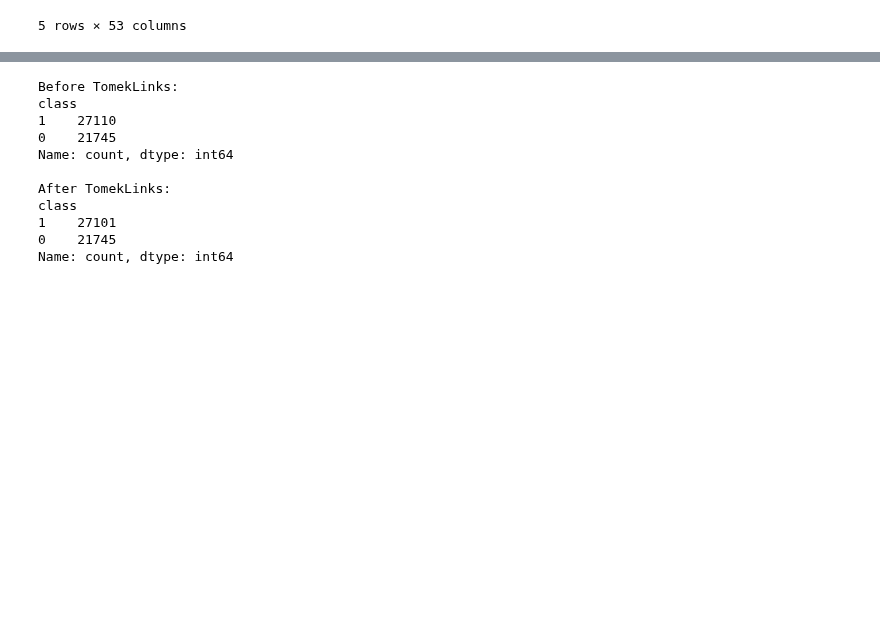
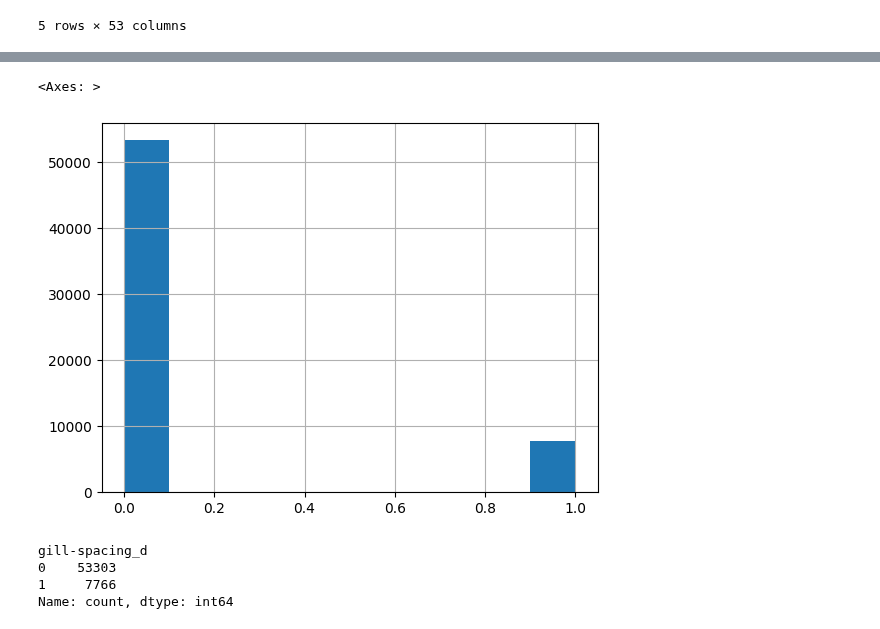
Before and after one commit to RovSveta/Advanced_Data_analytics_2025, a Jupyter notebook: Exercise_project_2/Classification_dataset/tomekLinks_classif.ipynb, the cells around one changed output, grey strips where cells are left out. Cells and saved outputs as stored; diff of their text form; code cells hidden in the pictures; blank space fills up the shorter version.

Commit message:
TomekLinks done

```diff
--- a/Exercise_project_2/Classification_dataset/tomekLinks_classif.ipynb
+++ b/Exercise_project_2/Classification_dataset/tomekLinks_classif.ipynb
@@ -15,3 +85,16 @@ df.head()
 # %%
-X = df.drop(columns=["class"])
-y = df["class"]
+# initialize TomekLinks
+# TomekLinks is used to reduce data overlap throughout the dataset
+# howewer, we can't really configure its parameters
+tomek = TomekLinks()
+
+# X/y -split
+X = df.drop("gill-spacing_d", axis=1)
+y = df['gill-spacing_d']
+
+# create new resampled versions of X and y
+X_resampled, y_resampled = tomek.fit_resample(X, y)
+
+# re-create a new DataFrame
+df_resampled = pd.DataFrame(X_resampled, columns=X.columns)
+df_resampled['gill-spacing_d'] = y_resampled
@@ -18,31 +117,12 @@ y = df["class"]
 # %%
-from sklearn.model_selection import train_test_split
-
-X_train, X_test, y_train, y_test = train_test_split(
-    X, y,
-    test_size=0.2,
-    stratify=y,
-    random_state=42
-)
+df_resampled['gill-spacing_d'].hist()
+# %% [output]
+<Axes: >
+[figure, added]
 # %%
-tl = TomekLinks(sampling_strategy="auto")
-
-X_train_tl, y_train_tl = tl.fit_resample(X_train, y_train)
+df_resampled['gill-spacing_d'].value_counts()
+# %% [output]
+gill-spacing_d
+0    53303
+1     7766
+Name: count, dtype: int64
-# %%
-print("Before TomekLinks:")
-print(y_train.value_counts())
-
-print("\nAfter TomekLinks:")
-print(pd.Series(y_train_tl).value_counts())
-# %% [output]
-Before TomekLinks:
-class
-1    27110
-0    21745
-Name: count, dtype: int64
-
-After TomekLinks:
-class
-1    27101
-0    21745
-Name: count, dtype: int64
```
Also changed, not shown: parts of 6 cells of this notebook, 1 other file.
